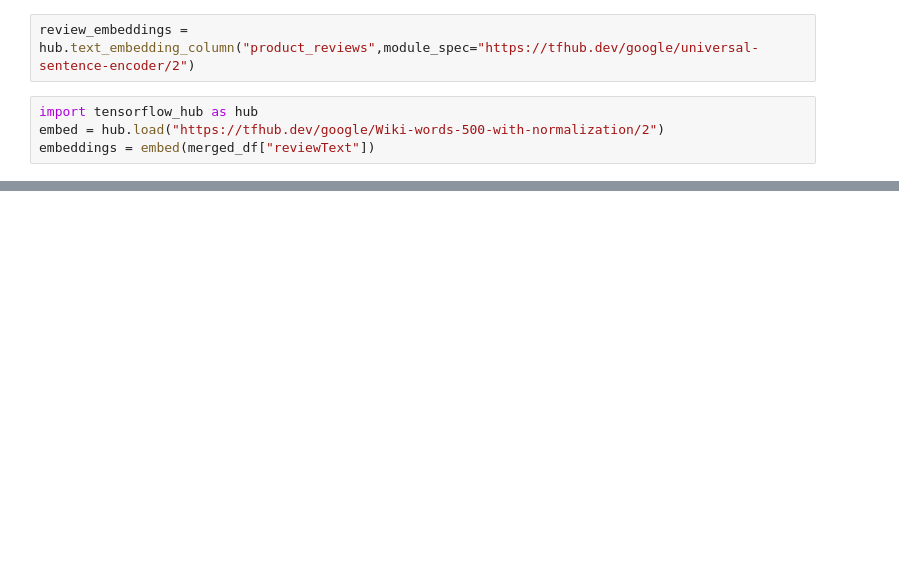
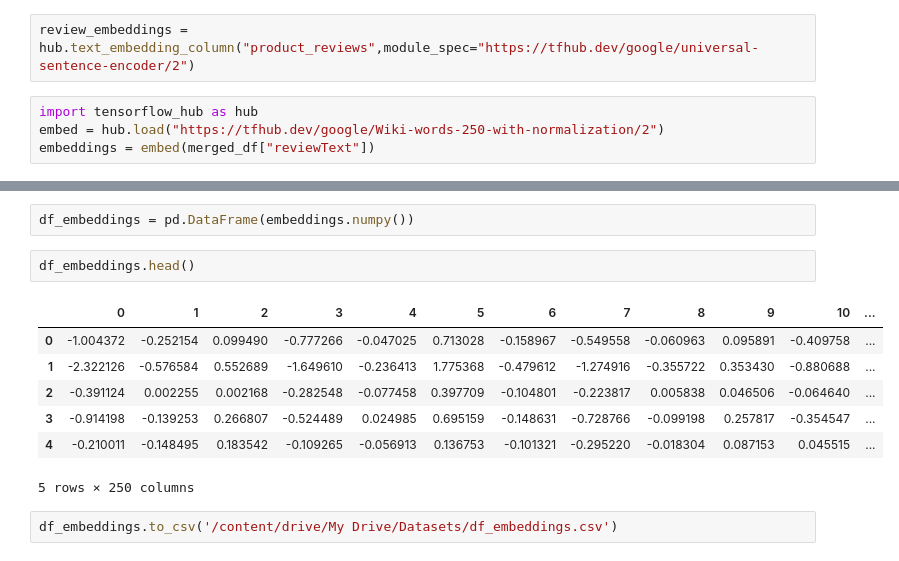
Before and after one commit to alirezasdg1/Amazon-recommender-system, a Jupyter notebook: notebooks/NN_TextReview.ipynb, the cells around one changed output, grey strips where cells are left out. Drawn from its saved outputs; the diff is of its cells as text; blank space fills up the shorter version.

```diff
--- a/notebooks/NN_TextReview.ipynb
+++ b/notebooks/NN_TextReview.ipynb
@@ -77,6 +55,6 @@ Name: reviewText, dtype: object
 review_embeddings = hub.text_embedding_column("product_reviews",module_spec="https://tfhub.dev/google/universal-sentence-encoder/2")
 # %%
 import tensorflow_hub as hub
-embed = hub.load("https://tfhub.dev/google/Wiki-words-500-with-normalization/2")
+embed = hub.load("https://tfhub.dev/google/Wiki-words-250-with-normalization/2")
 embeddings = embed(merged_df["reviewText"])
 # %%
@@ -131,0 +91,14 @@ _________________________________________________________________
+# %%
+df_embeddings = pd.DataFrame(embeddings.numpy())
+# %%
+df_embeddings.head()
+# %% [output]
+|  | 0 | 1 | 2 | 3 | 4 | 5 | 6 | 7 | 8 | 9 | 10 | ... |
+| 0 | -1.004372 | -0.252154 | 0.099490 | -0.777266 | -0.047025 | 0.713028 | -0.158967 | -0.549558 | -0.060963 | 0.095891 | -0.409758 | ... |
+| 1 | -2.322126 | -0.576584 | 0.552689 | -1.649610 | -0.236413 | 1.775368 | -0.479612 | -1.274916 | -0.355722 | 0.353430 | -0.880688 | ... |
+| 2 | -0.391124 | 0.002255 | 0.002168 | -0.282548 | -0.077458 | 0.397709 | -0.104801 | -0.223817 | 0.005838 | 0.046506 | -0.064640 | ... |
+| 3 | -0.914198 | -0.139253 | 0.266807 | -0.524489 | 0.024985 | 0.695159 | -0.148631 | -0.728766 | -0.099198 | 0.257817 | -0.354547 | ... |
+| 4 | -0.210011 | -0.148495 | 0.183542 | -0.109265 | -0.056913 | 0.136753 | -0.101321 | -0.295220 | -0.018304 | 0.087153 | 0.045515 | ... |
+5 rows × 250 columns
+# %%
+df_embeddings.to_csv('/content/drive/My Drive/Datasets/df_embeddings.csv')
```
Also changed, not shown: parts of 10 cells of this notebook.
